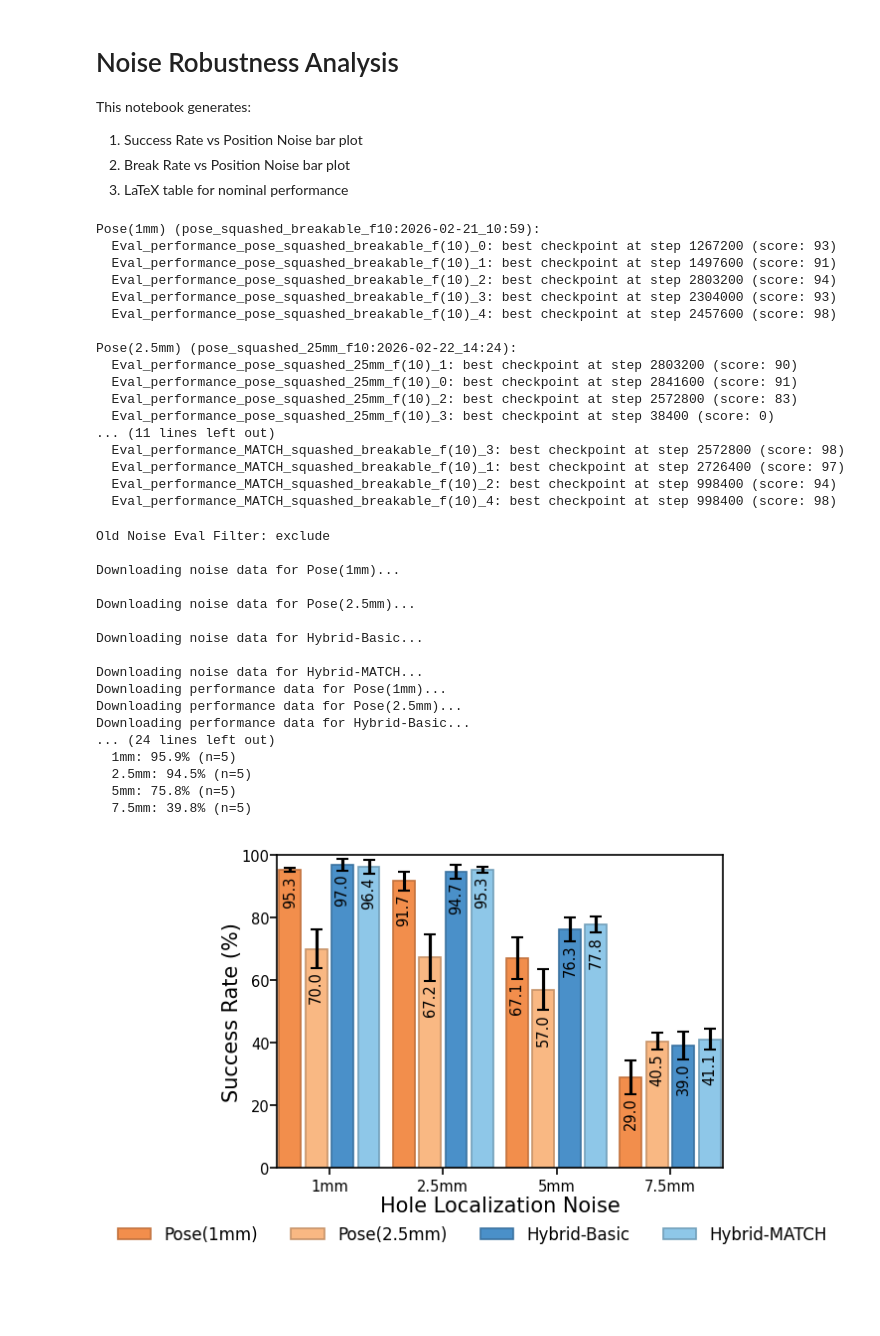
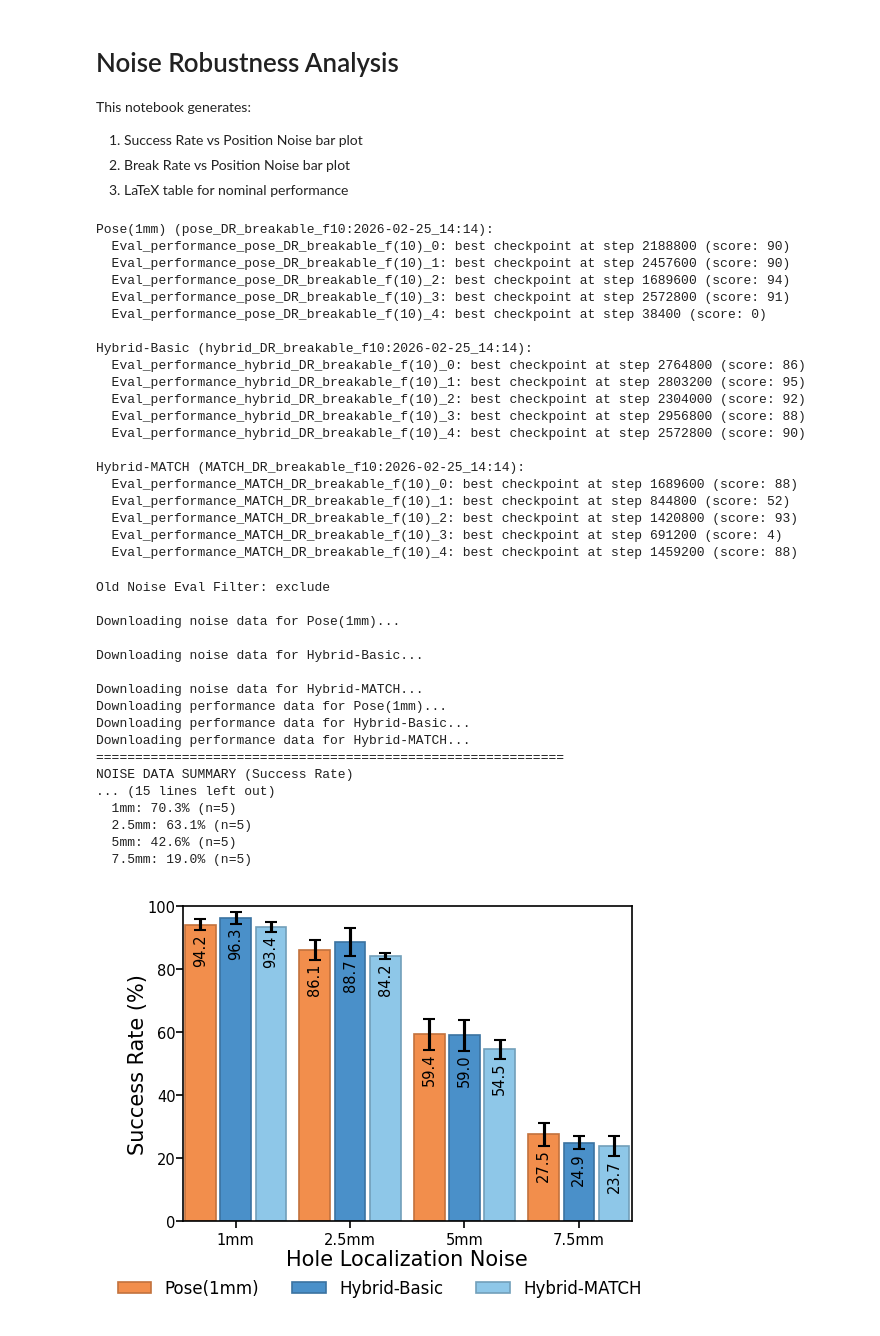
Before and after one commit to RoboNuke/Continuous_Force_RL, a Jupyter notebook: scripts/data_processing/noise_robustness_analysis.ipynb, the cells around one changed output. Cells and saved outputs as stored; diff of their text form; code cells hidden in the pictures; blank space fills up the shorter version.

Commit message:
Made changes to visualizations

```diff
--- a/scripts/data_processing/noise_robustness_analysis.ipynb
+++ b/scripts/data_processing/noise_robustness_analysis.ipynb
@@ -52,10 +52,16 @@ METHOD_TAGS = {
     #"Hybrid": "basic-hybrid_breakable_f10N:2026-02-04_17:49",
 
     #"VIC":  "pose_vic_squashed_breakable_f10:2026-02-21_10:59",
-    "Pose(1mm)": "pose_squashed_breakable_f10:2026-02-21_10:59",
-    "Pose(2.5mm)":"pose_squashed_25mm_f10:2026-02-22_14:24",
-    "Hybrid-Basic": "hybrid_squashed_breakable_f10:2026-02-21_10:59",
-    "Hybrid-MATCH": "MATCH_squashed_breakable_f10:2026-02-21_10:59",
+    #"Pose(1mm)": "pose_squashed_breakable_f10:2026-02-21_10:59",
+    #"Pose(2.5mm)":"pose_squashed_25mm_f10:2026-02-22_14:24",
+    #"Hybrid-Basic": "hybrid_squashed_breakable_f10:2026-02-21_10:59",
+    #"Hybrid-MATCH": "MATCH_squashed_breakable_f10:2026-02-21_10:59",
+
+    # DR Results
+    "Pose(1mm)": "pose_DR_breakable_f10:2026-02-25_14:14",
+    # "Pose(2.5mm)":"",
+    "Hybrid-Basic":"hybrid_DR_breakable_f10:2026-02-25_14:14",
+    "Hybrid-MATCH":"MATCH_DR_breakable_f10:2026-02-25_14:14",
 }
 
 # Noise Level Mapping: display label -> metric range string
@@ -70,7 +76,7 @@ NOISE_LEVELS = {
 OLD_NOISE_EVAL_FILTER = "exclude"
 
 # Policy Selection
-TOP_N_POLICIES = 4  # Set to integer (e.g., 3) to use top N policies, or None for all
+TOP_N_POLICIES = None  # Set to integer (e.g., 3) to use top N policies, or None for all
 MAX_CHECKPOINT = None  # Set to int to limit checkpoint search (e.g., 2000000 for first 2M steps)
 
 # Plot Configuration
@@ -98,23 +104,26 @@ for method_name, method_tag in METHOD_TAGS.items():
         api, method_tag, max_checkpoint=MAX_CHECKPOINT
     )
 # %% [output]
-Pose(1mm) (pose_squashed_breakable_f10:2026-02-21_10:59):
-  Eval_performance_pose_squashed_breakable_f(10)_0: best checkpoint at step 1267200 (score: 93)
-  Eval_performance_pose_squashed_breakable_f(10)_1: best checkpoint at step 1497600 (score: 91)
-  Eval_performance_pose_squashed_breakable_f(10)_2: best checkpoint at step 2803200 (score: 94)
-  Eval_performance_pose_squashed_breakable_f(10)_3: best checkpoint at step 2304000 (score: 93)
-  Eval_performance_pose_squashed_breakable_f(10)_4: best checkpoint at step 2457600 (score: 98)
+Pose(1mm) (pose_DR_breakable_f10:2026-02-25_14:14):
+  Eval_performance_pose_DR_breakable_f(10)_0: best checkpoint at step 2188800 (score: 90)
+  Eval_performance_pose_DR_breakable_f(10)_1: best checkpoint at step 2457600 (score: 90)
+  Eval_performance_pose_DR_breakable_f(10)_2: best checkpoint at step 1689600 (score: 94)
+  Eval_performance_pose_DR_breakable_f(10)_3: best checkpoint at step 2572800 (score: 91)
+  Eval_performance_pose_DR_breakable_f(10)_4: best checkpoint at step 38400 (score: 0)
 
-Pose(2.5mm) (pose_squashed_25mm_f10:2026-02-22_14:24):
-  Eval_performance_pose_squashed_25mm_f(10)_1: best checkpoint at step 2803200 (score: 90)
-  Eval_performance_pose_squashed_25mm_f(10)_0: best checkpoint at step 2841600 (score: 91)
-  Eval_performance_pose_squashed_25mm_f(10)_2: best checkpoint at step 2572800 (score: 83)
-  Eval_performance_pose_squashed_25mm_f(10)_3: best checkpoint at step 38400 (score: 0)
-... (11 lines left out)
-  Eval_performance_MATCH_squashed_breakable_f(10)_3: best checkpoint at step 2572800 (score: 98)
-  Eval_performance_MATCH_squashed_breakable_f(10)_1: best checkpoint at step 2726400 (score: 97)
-  Eval_performance_MATCH_squashed_breakable_f(10)_2: best checkpoint at step 998400 (score: 94)
-  Eval_performance_MATCH_squashed_breakable_f(10)_4: best checkpoint at step 998400 (score: 98)
+Hybrid-Basic (hybrid_DR_breakable_f10:2026-02-25_14:14):
+  Eval_performance_hybrid_DR_breakable_f(10)_0: best checkpoint at step 2764800 (score: 86)
+  Eval_performance_hybrid_DR_breakable_f(10)_1: best checkpoint at step 2803200 (score: 95)
+  Eval_performance_hybrid_DR_breakable_f(10)_2: best checkpoint at step 2304000 (score: 92)
+  Eval_performance_hybrid_DR_breakable_f(10)_3: best checkpoint at step 2956800 (score: 88)
+  Eval_performance_hybrid_DR_breakable_f(10)_4: best checkpoint at step 2572800 (score: 90)
+
+Hybrid-MATCH (MATCH_DR_breakable_f10:2026-02-25_14:14):
+  Eval_performance_MATCH_DR_breakable_f(10)_0: best checkpoint at step 1689600 (score: 88)
+  Eval_performance_MATCH_DR_breakable_f(10)_1: best checkpoint at step 844800 (score: 52)
+  Eval_performance_MATCH_DR_breakable_f(10)_2: best checkpoint at step 1420800 (score: 93)
+  Eval_performance_MATCH_DR_breakable_f(10)_3: best checkpoint at step 691200 (score: 4)
+  Eval_performance_MATCH_DR_breakable_f(10)_4: best checkpoint at step 1459200 (score: 88)
 # %%
 # ============================================================
 # BLOCK 3: DOWNLOAD DATA
@@ -160,20 +169,20 @@ print_data_summary(
 Old Noise Eval Filter: exclude
 
 Downloading noise data for Pose(1mm)...
-
-Downloading noise data for Pose(2.5mm)...
 
 Downloading noise data for Hybrid-Basic...
 
 Downloading noise data for Hybrid-MATCH...
 Downloading performance data for Pose(1mm)...
-Downloading performance data for Pose(2.5mm)...
 Downloading performance data for Hybrid-Basic...
-... (24 lines left out)
-  1mm: 95.9% (n=5)
-  2.5mm: 94.5% (n=5)
-  5mm: 75.8% (n=5)
-  7.5mm: 39.8% (n=5)
+Downloading performance data for Hybrid-MATCH...
+============================================================
+NOISE DATA SUMMARY (Success Rate)
+... (15 lines left out)
+  1mm: 70.3% (n=5)
+  2.5mm: 63.1% (n=5)
+  5mm: 42.6% (n=5)
+  7.5mm: 19.0% (n=5)
 # %%
 importlib.reload(analysis_utils)
 from analysis_utils import (
@@ -184,28 +193,28 @@ from analysis_utils import (
 # %%
 # ============================================================
 # BLOCK 4: SUCCESS RATE VS POSITION NOISE
 # ============================================================
-
+TOP_N_POLICIES = 3
 fig, ax = plot_rate_figure(
     data=noise_data,
     method_names=list(METHOD_TAGS.keys()),
     level_labels=list(NOISE_LEVELS.keys()),
     level_col="noise_level",
     metric="success",
     #title="Success Rate vs Hole Position Noise",
     x_label="Hole Localization Noise",
     y_label="Success Rate (%)",
     y_lim=SUCCESS_Y_LIM,
     y_ticks=SUCCESS_Y_TICKS,
     error_type=ERROR_TYPE,
     filter_top_n=TOP_N_POLICIES,
     best_checkpoints=best_checkpoints_by_method,
     figsize= (3.5, 2.6),
     #legend_position='none'
 )
 plt.show()
 # %% [output]
-[figure, old version]
+[figure, new version]
 # %%
 # ============================================================
 # BLOCK 5: BREAK RATE VS POSITION NOISE
```
Also changed, not shown: parts of 6 cells of this notebook, 3 other files.
